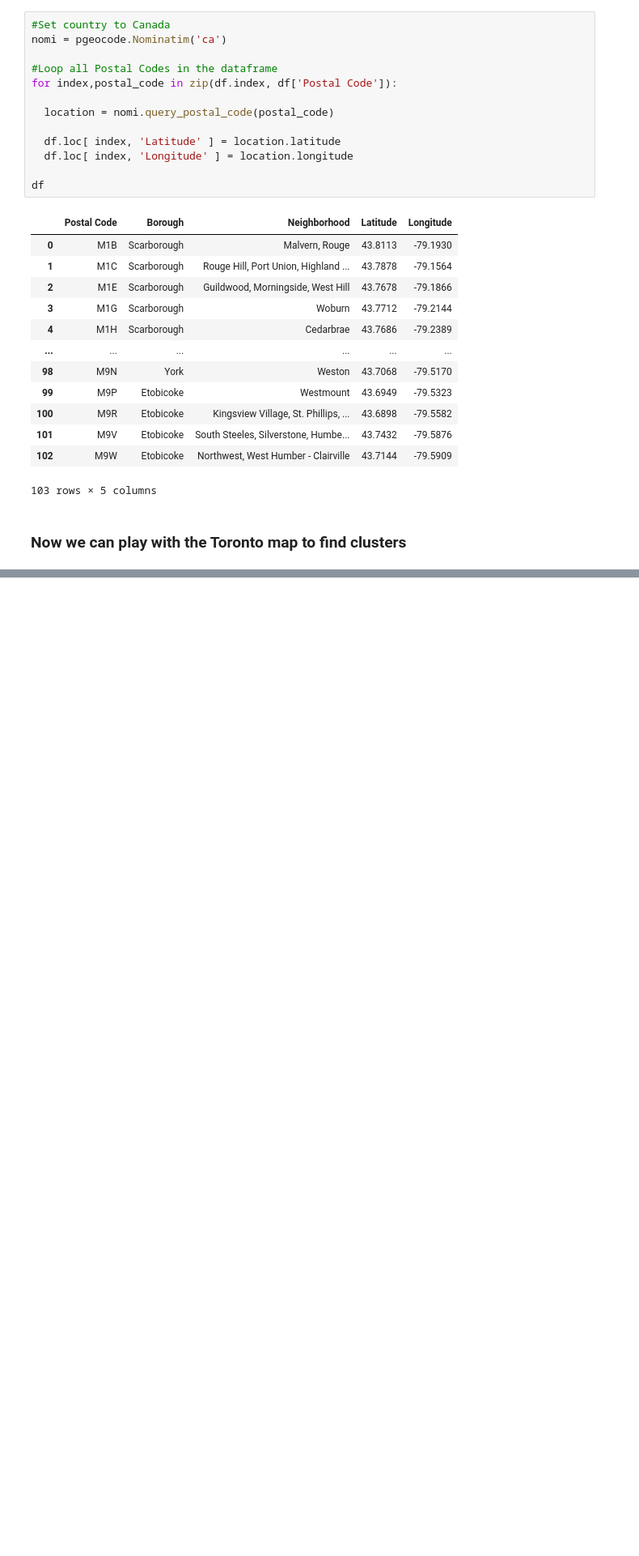
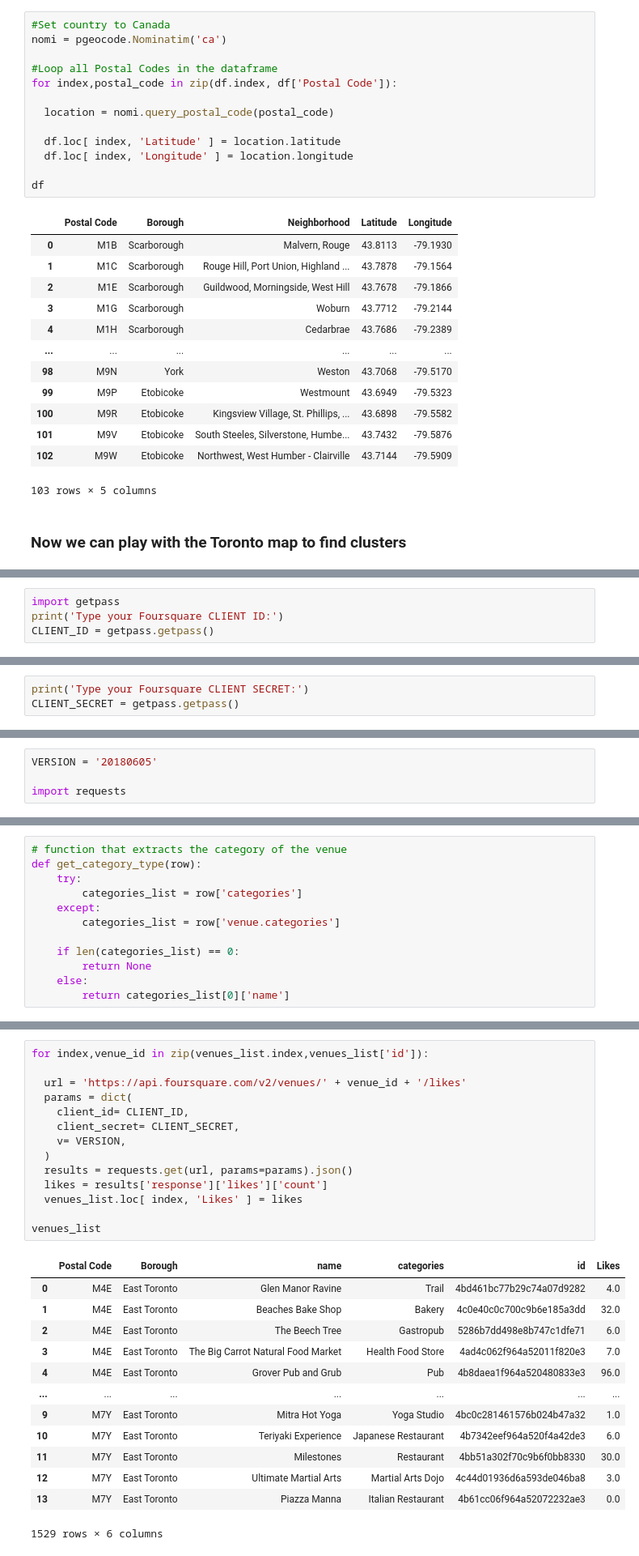
Before and after one commit to rodpaschoal/Coursera_Capstone, a Jupyter notebook: Toronto.ipynb, the cells around one changed output, grey strips where cells are left out. Shown: that part at 81% size. Saved outputs shown, nothing was run; the diff lists cells and outputs as text; blank space fills up the shorter version.

```diff
--- a/Toronto.ipynb
+++ b/Toronto.ipynb
@@ -144,0 +191,4 @@ df.loc[ df['Postal Code'] == 'M2H' , :]
+# %%
+import getpass
+print('Type your Foursquare CLIENT ID:')
+CLIENT_ID = getpass.getpass()
@@ -144,0 +198,3 @@ df.loc[ df['Postal Code'] == 'M2H' , :]
+# %%
+print('Type your Foursquare CLIENT SECRET:')
+CLIENT_SECRET = getpass.getpass()
@@ -144,0 +204,4 @@ df.loc[ df['Postal Code'] == 'M2H' , :]
+# %%
+VERSION = '20180605'
+
+import requests
@@ -144,0 +210,12 @@ df.loc[ df['Postal Code'] == 'M2H' , :]
+# %%
+# function that extracts the category of the venue
+def get_category_type(row):
+    try:
+        categories_list = row['categories']
+    except:
+        categories_list = row['venue.categories']
+
+    if len(categories_list) == 0:
+        return None
+    else:
+        return categories_list[0]['name']
@@ -144,0 +286,28 @@ df.loc[ df['Postal Code'] == 'M2H' , :]
+# %%
+for index,venue_id in zip(venues_list.index,venues_list['id']):
+
+  url = 'https://api.foursquare.com/v2/venues/' + venue_id + '/likes'
+  params = dict(
+    client_id= CLIENT_ID,
+    client_secret= CLIENT_SECRET,
+    v= VERSION,
+  )
+  results = requests.get(url, params=params).json()
+  likes = results['response']['likes']['count']
+  venues_list.loc[ index, 'Likes' ] = likes
+
+venues_list
+# %% [output]
+|  | Postal Code | Borough | name | categories | id | Likes |
+| 0 | M4E | East Toronto | Glen Manor Ravine | Trail | 4bd461bc77b29c74a07d9282 | 4.0 |
+| 1 | M4E | East Toronto | Beaches Bake Shop | Bakery | 4c0e40c0c700c9b6e185a3dd | 32.0 |
+| 2 | M4E | East Toronto | The Beech Tree | Gastropub | 5286b7dd498e8b747c1dfe71 | 6.0 |
+| 3 | M4E | East Toronto | The Big Carrot Natural Food Market | Health Food Store | 4ad4c062f964a52011f820e3 | 7.0 |
+| 4 | M4E | East Toronto | Grover Pub and Grub | Pub | 4b8daea1f964a520480833e3 | 96.0 |
+| ... | ... | ... | ... | ... | ... | ... |
+| 9 | M7Y | East Toronto | Mitra Hot Yoga | Yoga Studio | 4bc0c281461576b024b47a32 | 1.0 |
+| 10 | M7Y | East Toronto | Teriyaki Experience | Japanese Restaurant | 4b7342eef964a520f4a42de3 | 6.0 |
+| 11 | M7Y | East Toronto | Milestones | Restaurant | 4bb51a302f70c9b6f0bb8330 | 30.0 |
+| 12 | M7Y | East Toronto | Ultimate Martial Arts | Martial Arts Dojo | 4c44d01936d6a593de046ba8 | 3.0 |
+| 13 | M7Y | East Toronto | Piazza Manna | Italian Restaurant | 4b61cc06f964a52072232ae3 | 0.0 |
+1529 rows × 6 columns
```
Also changed, not shown: parts of 23 cells of this notebook.
